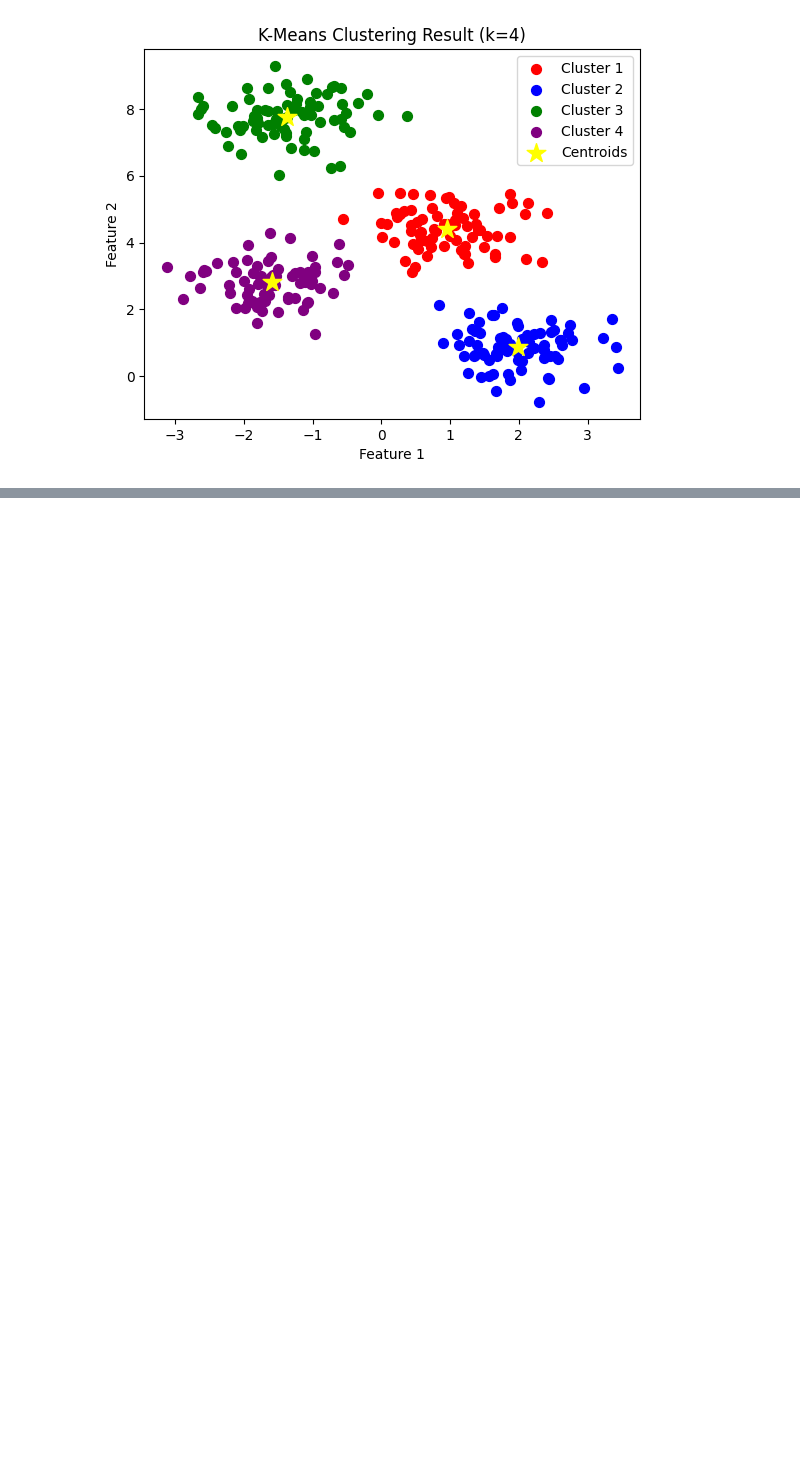
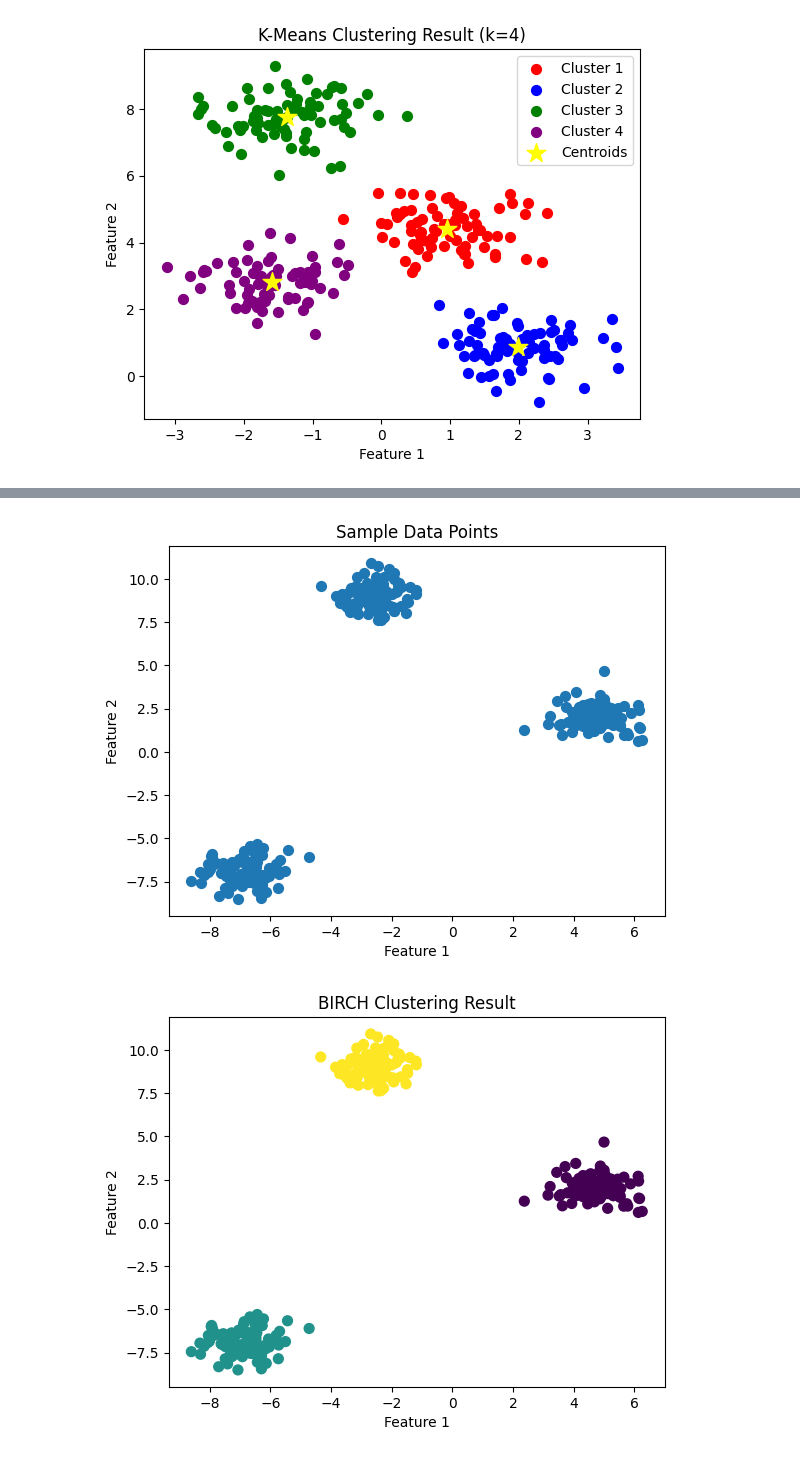
Before and after one commit to ThodupunooriSaiManish/Machine_Learning, a Jupyter notebook: ML_Internal_2.ipynb, the cells around one changed output, grey strips where cells are left out. Drawn from its saved outputs; the diff is of its cells as text; code cells hidden in the pictures; blank space fills up the shorter version.

```diff
--- a/ML_Internal_2.ipynb
+++ b/ML_Internal_2.ipynb
@@ -331,0 +374,44 @@ plt.show()
+# %%
+# 8. Implement hierarchical clustering : agglomerative (BIRCH and CHAMELEON)
+import numpy as np
+import matplotlib.pyplot as plt
+from sklearn.datasets import make_blobs
+from sklearn.cluster import AgglomerativeClustering, Birch
+
+X, y_true = make_blobs(
+    n_samples=300,
+    centers=3,
+    cluster_std=0.7,
+    random_state=42
+)
+
+plt.scatter(X[:, 0], X[:, 1], s=50)
+plt.title("Sample Data Points")
+plt.xlabel("Feature 1")
+plt.ylabel("Feature 2")
+plt.show()
+
+birch_model = Birch(n_clusters=3)
+y_birch = birch_model.fit_predict(X)
+
+plt.scatter(X[:, 0], X[:, 1], c=y_birch, cmap='viridis', s=50)
+plt.title("BIRCH Clustering Result")
+plt.xlabel("Feature 1")
+plt.ylabel("Feature 2")
+plt.show()
+
+agg_model = AgglomerativeClustering(
+    n_clusters=3,
+    metric='euclidean',
+    linkage='ward'
+)
+y_agg = agg_model.fit_predict(X)
+
+plt.scatter(X[:, 0], X[:, 1], c=y_agg, cmap='rainbow', s=50)
+plt.title("Agglomerative Clustering Result (Ward Linkage)")
+plt.xlabel("Feature 1")
+plt.ylabel("Feature 2")
+plt.show()
+# %% [output]
+[figure, added]
+[figure, added]
```
Also changed, not shown: parts of 10 cells of this notebook.
